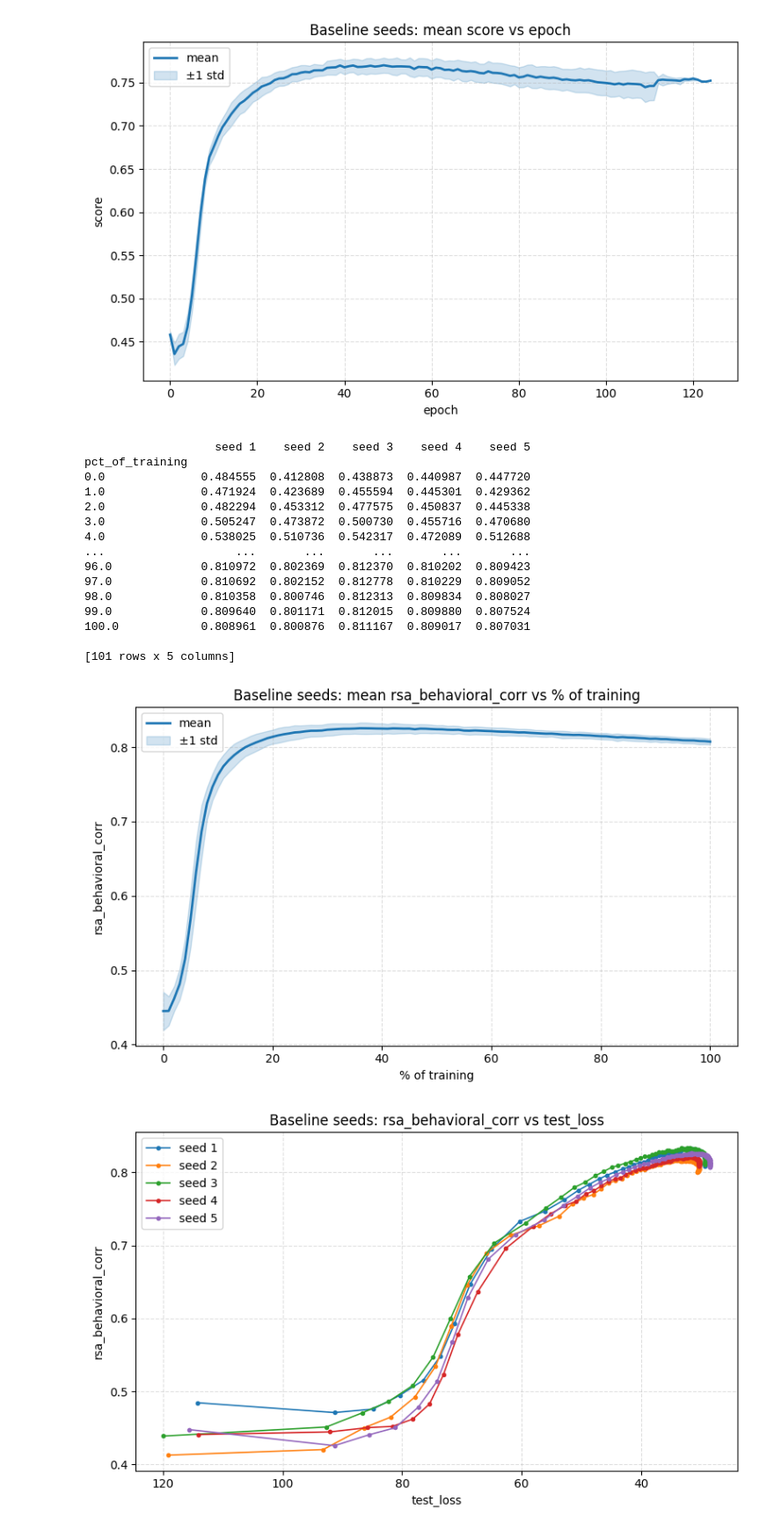
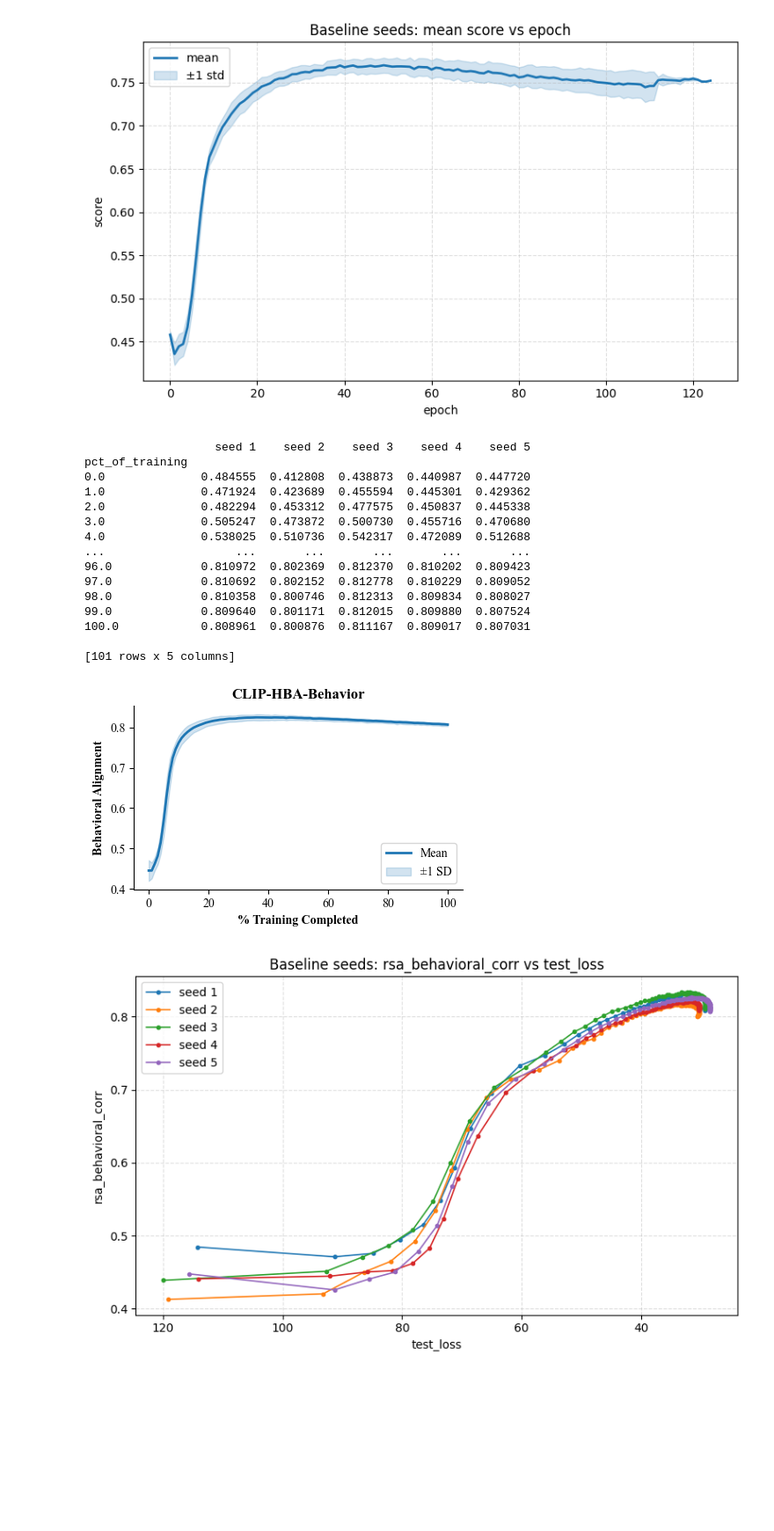
Before and after one commit to marrenj/cvpr_perturbations, a Jupyter notebook: notebooks/figures/all_figures.ipynb, the cells around one changed output. Shown at 88% size. Drawn from its saved outputs; the diff is of its cells as text; code cells hidden in the pictures; blank space fills up the shorter version.

Commit message:
Edit figures

```diff
--- a/notebooks/figures/all_figures.ipynb
+++ b/notebooks/figures/all_figures.ipynb
@@ -154,6 +154,8 @@ plt.tight_layout()
 [125 rows x 5 columns]
 [figure]
 # %%
+plt.rcParams["font.family"] = "Times New Roman"
+
 base = Path('/home/wallacelab/teba/multimodal_brain_inspired/marren/temporal_dynamics_of_human_alignment/test')
 
 # Collect rsa_behavioral_corr series for each seed, indexed by % of training
@@ -194,43 +196,44 @@ rsa_df = pd.concat(rsa_series, axis=1).sort_index()
 rsa_df.index.name = 'pct_of_training'
 
 print(rsa_df)
 
 mean_corr = rsa_df.mean(axis=1)
 std_corr = rsa_df.std(axis=1)
 
-plt.figure(figsize=(8, 5))
-plt.plot(mean_corr.index, mean_corr.values, label='mean', color='C0', lw=2)
-plt.fill_between(
+fig, ax = plt.subplots(figsize=(4.5, 3))
+ax.plot(mean_corr.index, mean_corr.values, label='Mean', color='C0', lw=2)
+ax.fill_between(
     mean_corr.index,
     (mean_corr - std_corr).values,
     (mean_corr + std_corr).values,
     color='C0',
     alpha=0.2,
-    label='±1 std',
+    label='±1 SD',
 )
-plt.xlabel('% of training')
-plt.ylabel('rsa_behavioral_corr')
-plt.title('Baseline seeds: mean rsa_behavioral_corr vs % of training')
-plt.legend()
-plt.grid(True, linestyle='--', alpha=0.4)
+ax.set_xlabel('% Training Completed', fontweight='bold')
+ax.set_ylabel('Behavioral Alignment', fontweight='bold')
+ax.set_title('CLIP-HBA-Behavior', fontweight='bold')
+ax.legend()
+ax.spines['top'].set_visible(False)
+ax.spines['right'].set_visible(False)
 plt.tight_layout()
 # %% [output]
                    seed 1    seed 2    seed 3    seed 4    seed 5
 pct_of_training
 0.0              0.484555  0.412808  0.438873  0.440987  0.447720
 1.0              0.471924  0.423689  0.455594  0.445301  0.429362
 2.0              0.482294  0.453312  0.477575  0.450837  0.445338
 3.0              0.505247  0.473872  0.500730  0.455716  0.470680
 4.0              0.538025  0.510736  0.542317  0.472089  0.512688
 ...                   ...       ...       ...       ...       ...
 96.0             0.810972  0.802369  0.812370  0.810202  0.809423
 97.0             0.810692  0.802152  0.812778  0.810229  0.809052
 98.0             0.810358  0.800746  0.812313  0.809834  0.808027
 99.0             0.809640  0.801171  0.812015  0.809880  0.807524
 100.0            0.808961  0.800876  0.811167  0.809017  0.807031
 
 [101 rows x 5 columns]
-[figure, old version]
+[figure, new version]
 # %%
 # Inspect columns of each baseline seed's training_res.csv
 # Use this to confirm which column holds the validation loss.
```
Also changed, not shown: parts of 1 cell of this notebook.
